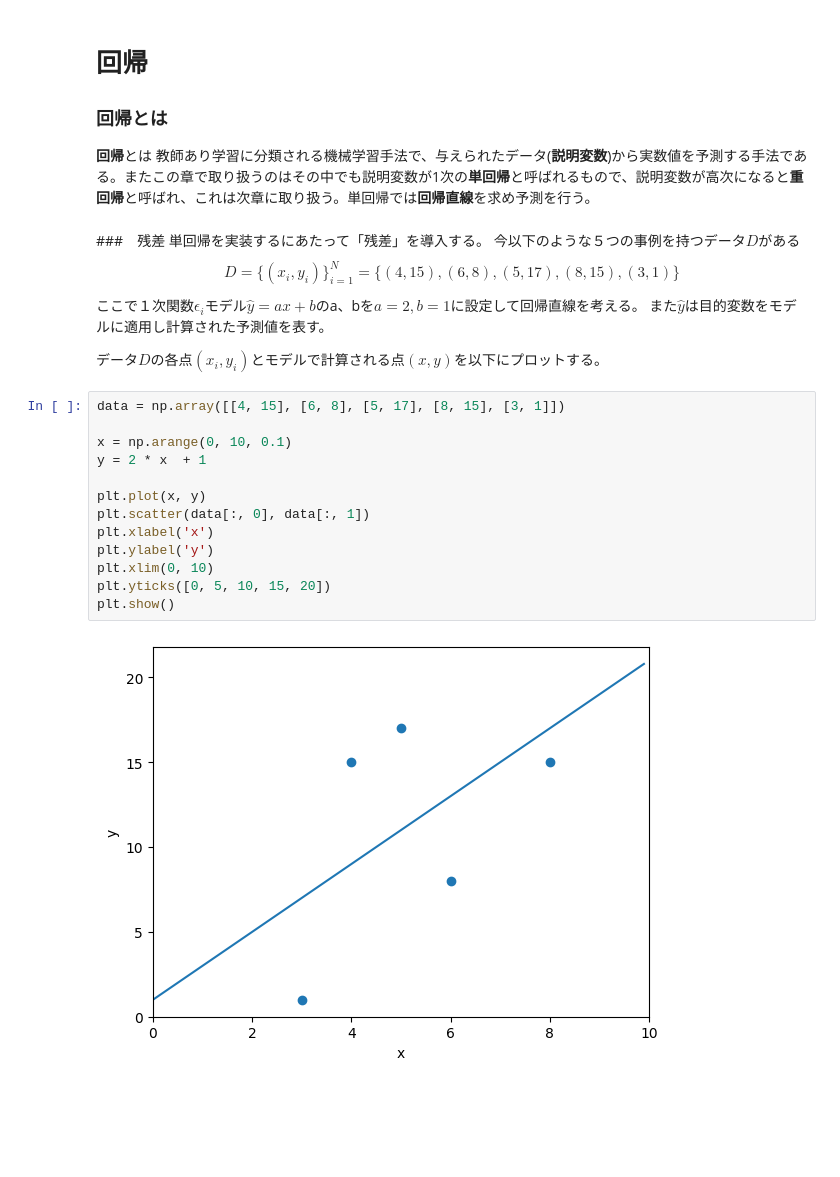
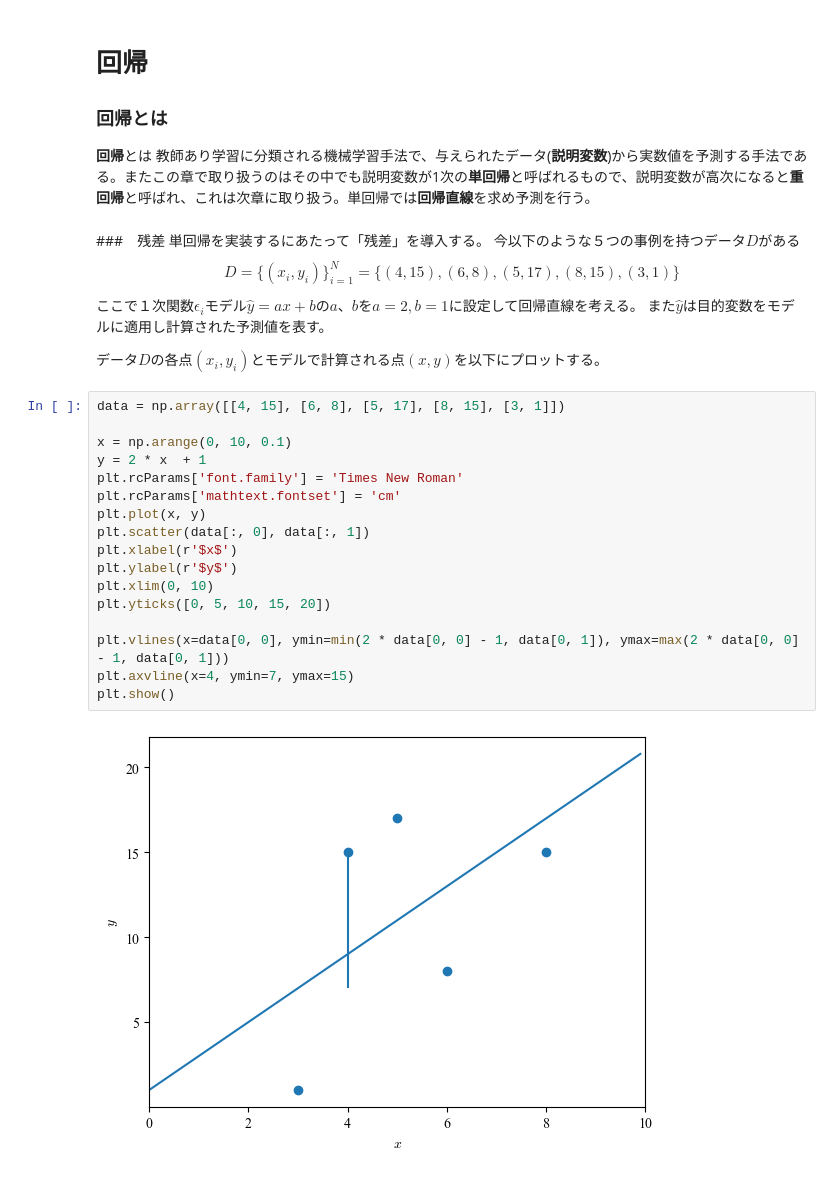
Before and after one commit to aice-ice/Senior-project, a Jupyter notebook: test.ipynb, the cells around one changed output. Cells and saved outputs as stored; diff of their text form; blank space fills up the shorter version.

```diff
--- a/test.ipynb
+++ b/test.ipynb
@@ -15,22 +15,26 @@ import matplotlib.animation as animation
 $$
 D = \{(x_{i}, y_{i})\}_{i=1}^{N}= \{(4, 15), (6, 8), (5, 17), (8, 15), (3, 1)\}
 $$
-ここで１次関数$\epsilon_{i}$モデル$\hat{y} = ax + b$のa、bを$a = 2, b = 1$に設定して回帰直線を考える。
+ここで１次関数$\epsilon_{i}$モデル$\hat{y} = ax + b$の$a$、$b$を$a = 2, b = 1$に設定して回帰直線を考える。
 また$\hat{y}$は目的変数をモデルに適用し計算された予測値を表す。
 
 データ$D$の各点$(x_{i}, y_{i})$とモデルで計算される点$(x, \hat{y})$を以下にプロットする。
 # %%
 data = np.array([[4, 15], [6, 8], [5, 17], [8, 15], [3, 1]])
 
 x = np.arange(0, 10, 0.1)
 y = 2 * x  + 1
-
+plt.rcParams['font.family'] = 'Times New Roman'
+plt.rcParams['mathtext.fontset'] = 'cm'
 plt.plot(x, y)
 plt.scatter(data[:, 0], data[:, 1])
-plt.xlabel('x')
-plt.ylabel('y')
+plt.xlabel(r'$x$')
+plt.ylabel(r'$y$')
 plt.xlim(0, 10)
 plt.yticks([0, 5, 10, 15, 20])
+
+plt.vlines(x=data[0, 0], ymin=min(2 * data[0, 0] - 1, data[0, 1]), ymax=max(2 * data[0, 0] - 1, data[0, 1]))
+plt.axvline(x=4, ymin=7, ymax=15)
 plt.show()
 # %% [output]
-[figure, old version]
+[figure, new version]
```
Also changed, not shown: parts of 5 cells of this notebook, 3 other files.
